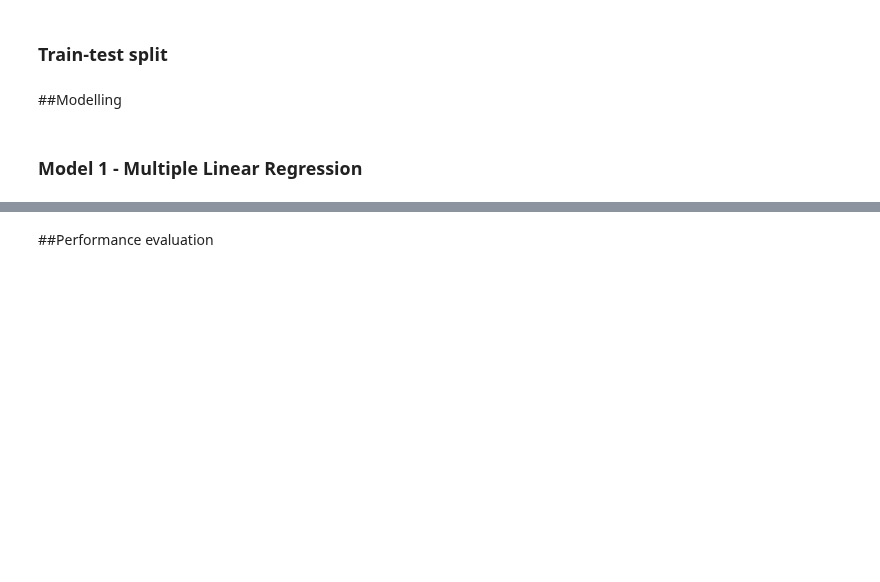
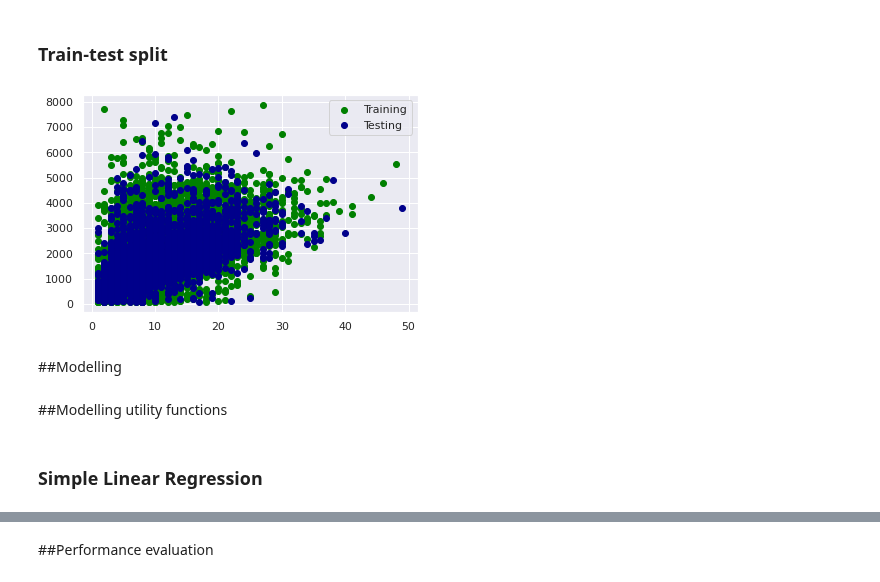
Before and after one commit to monicafar147/logistics-challenge, a Jupyter notebook: cleaned.ipynb, the cells around one changed output, grey strips where cells are left out. Saved outputs shown, nothing was run; the diff lists cells and outputs as text; code cells hidden in the pictures; blank space fills up the shorter version.

Commit message:
add scatter plot for train-split data

```diff
--- a/cleaned.ipynb
+++ b/cleaned.ipynb
@@ -370,6 +348,16 @@ training_features = pd.get_dummies(training_features,
 # %% [markdown]
 ### Train-test split
 # %%
-X_train, X_test, y_train, y_test = train_test_split(training_features, training_outputs, test_size=0.1)
+X_train, X_test, y_train, y_test = train_test_split(training_features, training_outputs, test_size=0.2)
+# %%
+# plot the train vs split data
+plt.scatter(X_train['Distance(KM)'], y_train, color='green', label='Training')
+plt.scatter(X_test['Distance(KM)'], y_test, color='darkblue', label='Testing')
+plt.legend()
+plt.show()
+# %% [output]
+[figure, added]
 # %% [markdown]
 ##Modelling
+# %% [markdown]
+##Modelling utility functions
@@ -376,4 +389,4 @@ X_train, X_test, y_train, y_test = train_test_split(training_features, training_
 # %% [markdown]
-### Model 1 - Multiple Linear Regression
+### Simple Linear Regression
 # %%
 # declare the model object
```
Also changed, not shown: parts of 8 cells of this notebook.
